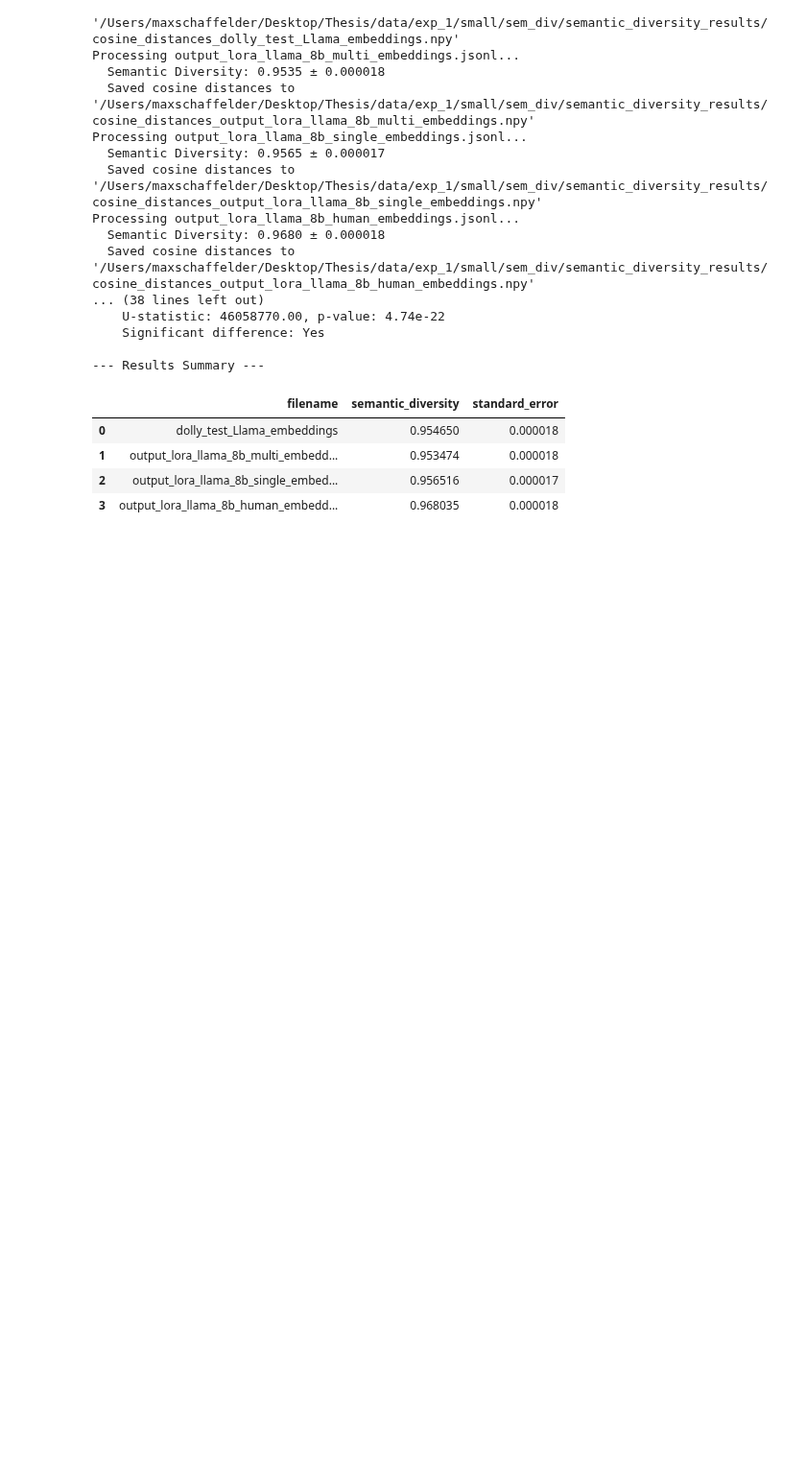
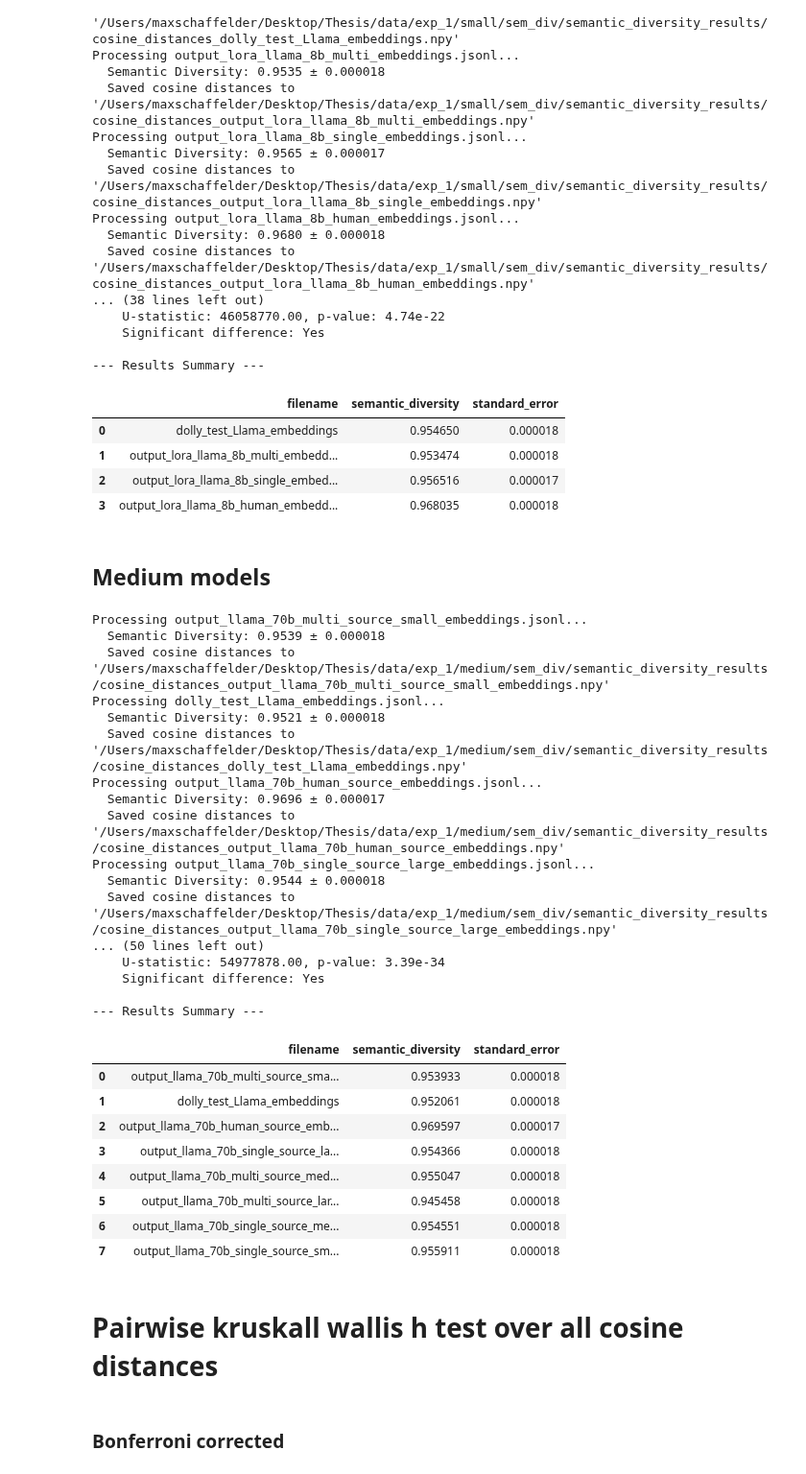
Before and after one commit to maxschaffelder/synthetic_data_diversity, a Jupyter notebook: exp_1/metric_calculation/sem_div/semantic_diversity.ipynb, the cells around one changed output. Shown at 96% size. Cells and saved outputs as stored; diff of their text form; code cells hidden in the pictures; blank space fills up the shorter version.

```diff
--- a/exp_1/metric_calculation/sem_div/semantic_diversity.ipynb
+++ b/exp_1/metric_calculation/sem_div/semantic_diversity.ipynb
@@ -241,3 +241,50 @@ Processing output_lora_llama_8b_human_embeddings.jsonl...
 | 1 | output_lora_llama_8b_multi_embedd... | 0.953474 | 0.000018 |
 | 2 | output_lora_llama_8b_single_embed... | 0.956516 | 0.000017 |
 | 3 | output_lora_llama_8b_human_embedd... | 0.968035 | 0.000018 |
+# %% [markdown]
+## Medium models
+# %%
+INPUT_DIR = "/Users/maxschaffelder/Desktop/Thesis/data/exp_1/medium/sem_div/sentence_embeddings"
+parent_dir = os.path.dirname(INPUT_DIR)
+OUTPUT_DIR = os.path.join(parent_dir, "semantic_diversity_results")
+
+# 2. Run the main processing pipeline to calculate metrics
+summary_df = process_embeddings_directory(INPUT_DIR, OUTPUT_DIR)
+
+# 3. If processing was successful, run the statistical analysis
+if summary_df is not None:
+    perform_statistical_analysis(OUTPUT_DIR, summary_df)
+
+    print("\n--- Results Summary ---")
+    display(summary_df) # Use display() for better formatting in notebooks
+# %% [output]
+Processing output_llama_70b_multi_source_small_embeddings.jsonl...
+  Semantic Diversity: 0.9539 ± 0.000018
+  Saved cosine distances to '/Users/maxschaffelder/Desktop/Thesis/data/exp_1/medium/sem_div/semantic_diversity_results/cosine_distances_output_llama_70b_multi_source_small_embeddings.npy'
+Processing dolly_test_Llama_embeddings.jsonl...
+  Semantic Diversity: 0.9521 ± 0.000018
+  Saved cosine distances to '/Users/maxschaffelder/Desktop/Thesis/data/exp_1/medium/sem_div/semantic_diversity_results/cosine_distances_dolly_test_Llama_embeddings.npy'
+Processing output_llama_70b_human_source_embeddings.jsonl...
+  Semantic Diversity: 0.9696 ± 0.000017
+  Saved cosine distances to '/Users/maxschaffelder/Desktop/Thesis/data/exp_1/medium/sem_div/semantic_diversity_results/cosine_distances_output_llama_70b_human_source_embeddings.npy'
+Processing output_llama_70b_single_source_large_embeddings.jsonl...
+  Semantic Diversity: 0.9544 ± 0.000018
+  Saved cosine distances to '/Users/maxschaffelder/Desktop/Thesis/data/exp_1/medium/sem_div/semantic_diversity_results/cosine_distances_output_llama_70b_single_source_large_embeddings.npy'
+... (50 lines left out)
+    U-statistic: 54977878.00, p-value: 3.39e-34
+    Significant difference: Yes
+
+--- Results Summary ---
+|  | filename | semantic_diversity | standard_error |
+| 0 | output_llama_70b_multi_source_sma... | 0.953933 | 0.000018 |
+| 1 | dolly_test_Llama_embeddings | 0.952061 | 0.000018 |
+| 2 | output_llama_70b_human_source_emb... | 0.969597 | 0.000017 |
+| 3 | output_llama_70b_single_source_la... | 0.954366 | 0.000018 |
+| 4 | output_llama_70b_multi_source_med... | 0.955047 | 0.000018 |
+| 5 | output_llama_70b_multi_source_lar... | 0.945458 | 0.000018 |
+| 6 | output_llama_70b_single_source_me... | 0.954551 | 0.000018 |
+| 7 | output_llama_70b_single_source_sm... | 0.955911 | 0.000018 |
+# %% [markdown]
+# Pairwise kruskall wallis h test over all cosine distances
+# %% [markdown]
+### Bonferroni corrected
```
Also changed, not shown: parts of 8 cells of this notebook.
